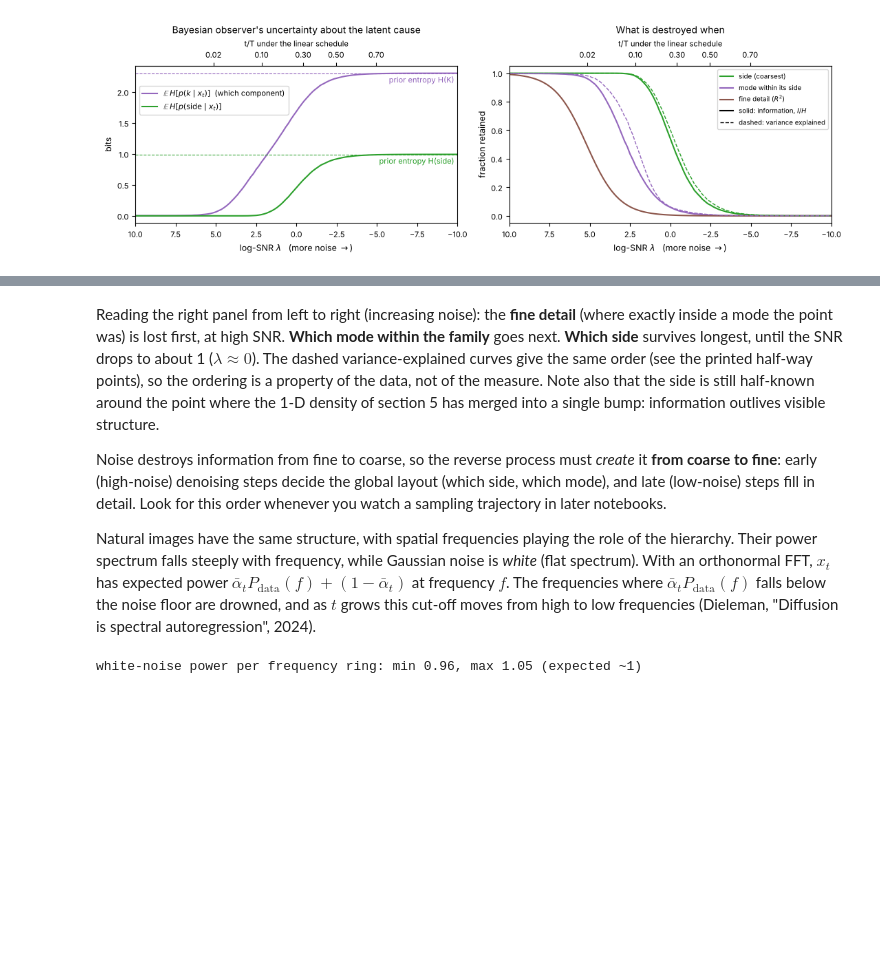
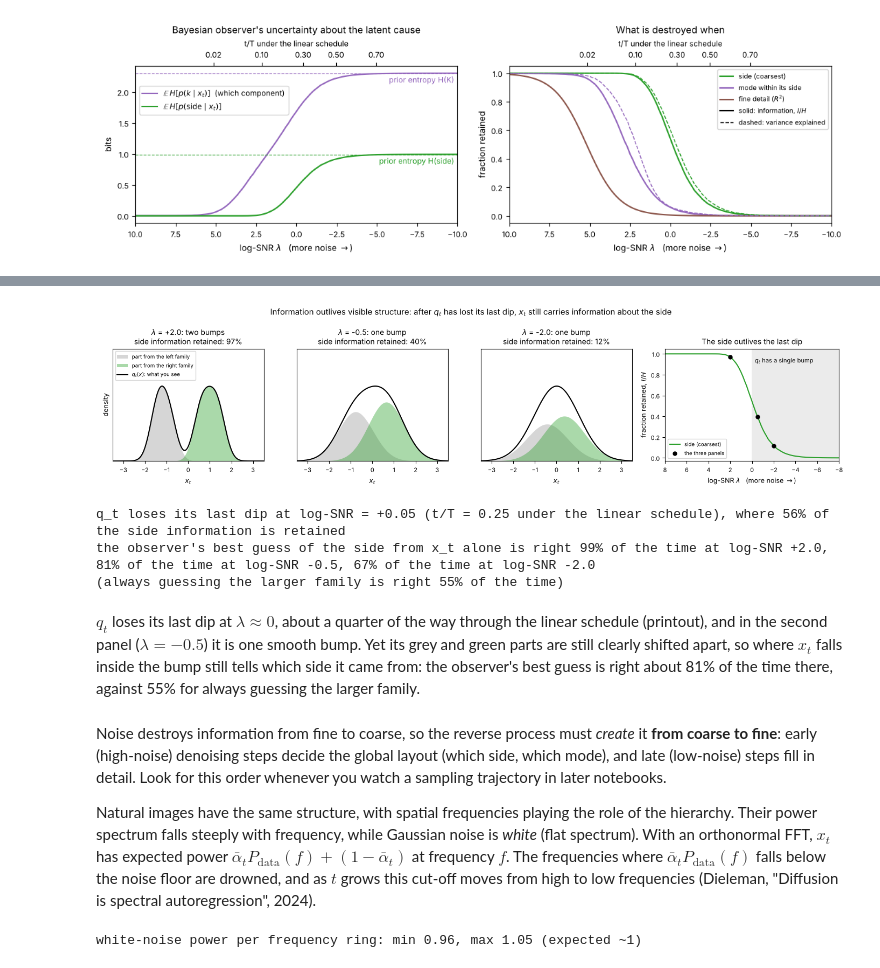
Before and after one commit to johnschwarcz/CognitiveGridworld, a Jupyter notebook: diffusion_tutorial/01_forward_process.ipynb, the cells around one changed output, grey strips where cells are left out. Drawn from its saved outputs; the diff is of its cells as text; code cells hidden in the pictures; blank space fills up the shorter version.

```diff
--- a/diffusion_tutorial/01_forward_process.ipynb
+++ b/diffusion_tutorial/01_forward_process.ipynb
@@ -824,11 +909,75 @@ plt.show()
+# %%
+# Where does the 1-D density lose its last dip, and how much does x_t still say about the side after that?
+# Exact float64 densities on a grid (no random numbers); the side curve is the one plotted above.
+viz_xs = torch.linspace(-6, 6, 2401, dtype=torch.float64)[:, None]
+viz_dx = (viz_xs[1, 0] - viz_xs[0, 0]).item()
+
+
+def viz_family_parts(lam):
+    """q_t on viz_xs at log-SNR lam, split by family: (left part, right part). The two parts sum to q_t."""
+    viz_c = gmm1d.noised(torch.sigmoid(torch.tensor(float(lam))).item()).component_log_probs(viz_xs).exp()
+    viz_lr = (viz_c @ side_onehot).numpy()                                  # (len(viz_xs), 2)
+    return viz_lr[:, 0], viz_lr[:, 1]
+
+
+def viz_n_bumps(lam):
+    """Number of local maxima of q_t at log-SNR lam."""
+    viz_d = sum(viz_family_parts(lam))
+    return int(((viz_d[1:-1] > viz_d[:-2]) & (viz_d[1:-1] > viz_d[2:])).sum())
+
+
+def viz_best_guess(lam):
+    """Probability that the observer's best guess of the side (the larger of the two parts at x_t) is right."""
+    return float(np.maximum(*viz_family_parts(lam)).sum() * viz_dx)
+
+
+viz_lam_grid = np.round(np.arange(4.0, -4.0, -0.01), 2)                      # high -> low SNR
+viz_bumps = np.array([viz_n_bumps(viz_l) for viz_l in viz_lam_grid])
+viz_lam_merge = float(viz_lam_grid[np.where(viz_bumps > 1)[0].max() + 1])   # first level with a single bump
+viz_kept = lambda lam: float(np.interp(lam, lam_np[::-1], kept_side[::-1]))   # side information retained, I/H
+
+viz_show = [2.0, -0.5, -2.0]       # two bumps; one smooth bump just after the merge; one bump at more noise
+viz_xx = viz_xs[:, 0].numpy()
+viz_fig6, viz_axes6 = plt.subplots(1, 4, figsize=(14, 3.5), gridspec_kw=dict(width_ratios=[1, 1, 1, 1.15]))
+for viz_ax6, viz_l in zip(viz_axes6, viz_show):
+    viz_left, viz_right = viz_family_parts(viz_l)
+    viz_ax6.fill_between(viz_xx, viz_left, color="0.55", alpha=0.35, lw=0, label="part from the left family")
+    viz_ax6.fill_between(viz_xx, viz_right, color="tab:green", alpha=0.4, lw=0, label="part from the right family")
+    viz_ax6.plot(viz_xx, viz_left + viz_right, color="k", lw=1.5, label="$q_t(x)$: what you see")
+    viz_what = {1: "one bump", 2: "two bumps"}.get(viz_n_bumps(viz_l), f"{viz_n_bumps(viz_l)} bumps")
+    viz_ax6.set_title(rf"$\lambda$ = {viz_l:+.1f}: {viz_what}" + f"\nside information retained: {viz_kept(viz_l):.0%}")
+    viz_ax6.set(xlim=(-3.5, 3.5), ylim=(0, 1.5 * (viz_left + viz_right).max()), xlabel="$x_t$", yticks=[])
+viz_axes6[0].set_ylabel("density")
+viz_axes6[0].legend(loc="upper left", fontsize=7)
+viz_ax6 = viz_axes6[3]
+viz_ax6.axvspan(viz_lam_merge, -10, color="0.92", lw=0)
+viz_ax6.text(viz_lam_merge - 0.3, 0.97, "$q_t$ has a single bump", va="top", fontsize=8)
+viz_ax6.plot(lam_np, kept_side, color="tab:green", label="side (coarsest)")
+viz_ax6.plot(viz_show, [viz_kept(viz_l) for viz_l in viz_show], "o", color="k", ms=5, label="the three panels")
+viz_ax6.set(xlim=(8, -8), ylim=(-0.03, 1.05), xlabel=r"log-SNR $\lambda$   (more noise $\rightarrow$)",
+            ylabel="fraction retained, $I/H$", title="The side outlives the last dip")
+viz_ax6.legend(loc="lower left", fontsize=7)
+viz_fig6.suptitle("Information outlives visible structure: after $q_t$ has lost its last dip, $x_t$ still carries "
+                  "information about the side")
+plt.tight_layout()
+plt.show()
+print(f"q_t loses its last dip at log-SNR = {viz_lam_merge:+.2f} (t/T = "
+      f"{np.interp(-viz_lam_merge, -lam_lin, np.arange(1, T + 1) / T):.2f} under the linear schedule), where "
+      f"{viz_kept(viz_lam_merge):.0%} of the side information is retained")
+print("the observer's best guess of the side from x_t alone is right "
+      + ", ".join(f"{viz_best_guess(viz_l):.0%} of the time at log-SNR {viz_l:+.1f}" for viz_l in viz_show)
+      + f"\n(always guessing the larger family is right {w_side.max():.0%} of the time)")
+# %% [output]
+[figure, added]
+q_t loses its last dip at log-SNR = +0.05 (t/T = 0.25 under the linear schedule), where 56% of the side information is retained
+the observer's best guess of the side from x_t alone is right 99% of the time at log-SNR +2.0, 81% of the time at log-SNR -0.5, 67% of the time at log-SNR -2.0
+(always guessing the larger family is right 55% of the time)
+# %% [markdown]
+$q_t$ loses its last dip at $\lambda\approx0$, about a quarter of the way through the linear schedule (printout), and in
+the second panel ($\lambda=-0.5$) it is one smooth bump. Yet its grey and green parts are still clearly shifted apart,
+so where $x_t$ falls inside the bump still tells which side it came from: the observer's best guess is right about 81%
+of the time there, against 55% for always guessing the larger family.
 # %% [markdown]
-Reading the right panel from left to right (increasing noise): the **fine detail** (where exactly inside a mode
-the point was) is lost first, at high SNR. **Which mode within the family** goes next. **Which side** survives
-longest, until the SNR drops to about 1 ($\lambda\approx0$). The dashed variance-explained curves give the same
-order (see the printed half-way points), so the ordering is a property of the data, not of the measure. Note
-also that the side is still half-known around the point where the 1-D density of section 5 has merged into
-a single bump: information outlives visible structure.
-
 Noise destroys information from fine to coarse, so the reverse process must *create* it **from coarse to
 fine**: early (high-noise) denoising steps decide the global layout (which side, which mode), and late
 (low-noise) steps fill in detail. Look for this order whenever you watch a sampling trajectory in later
```
Also changed, not shown: parts of 9 cells of this notebook, 1 other file.
